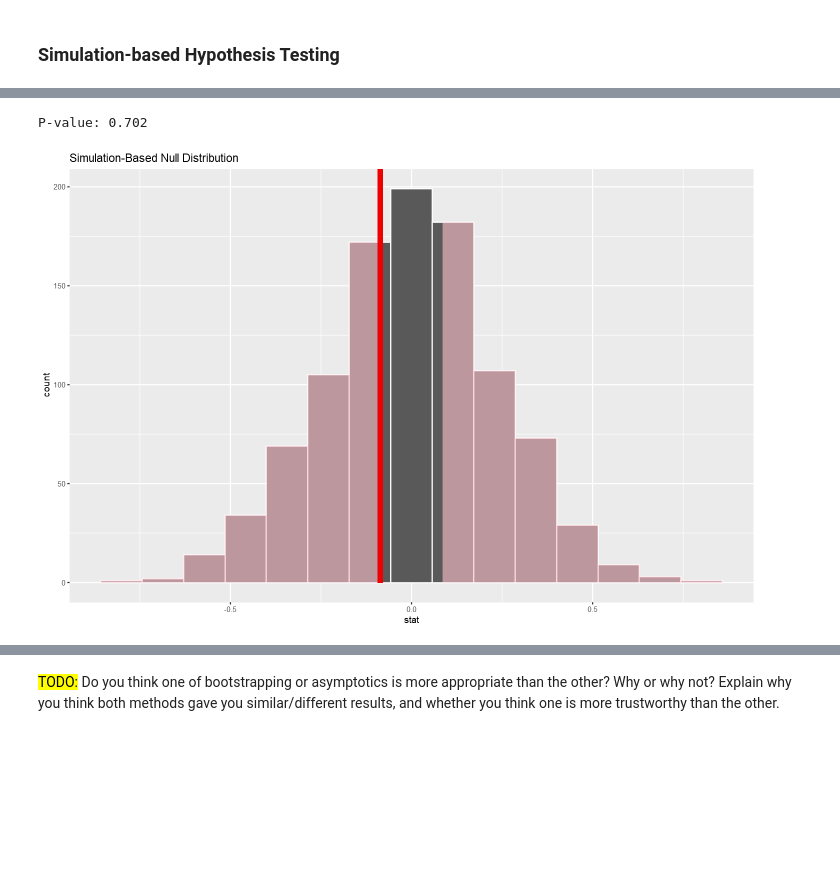
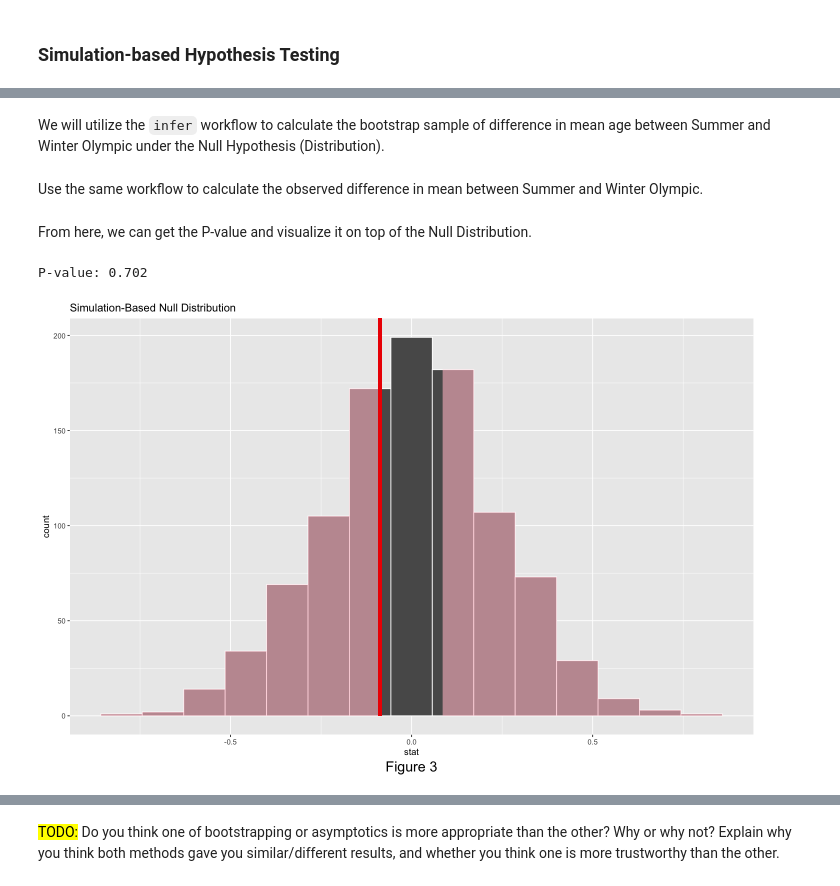
Before and after one commit to KevinSaigon/stat-201-project, a Jupyter notebook: final_report.ipynb, the cells around one changed output, grey strips where cells are left out. Cells and saved outputs as stored; diff of their text form; code cells hidden in the pictures; blank space fills up the shorter version.

```diff
--- a/final_report.ipynb
+++ b/final_report.ipynb
@@ -236,28 +246,12 @@ Serving as a sanity-check, as well as additional evidence for our original theor
+# %% [markdown]
+We will utilize the `infer` workflow to calculate the bootstrap sample of difference in mean age between Summer and Winter Olympic under the Null Hypothesis (Distribution).
 # %%
 set.seed(42069)
-
-combined_sample <- bind_rows(summer_sample, winter_sample)
 
 null_distribution <- combined_sample %>%
     specify(Age ~ Season) %>%
     hypothesise("independence") %>%
     generate(reps = 1000, type = "permute") %>%
     calculate(stat = "diff in means", order = c("Summer", "Winter"))
-
-obs_diff_mean <- combined_sample %>%
-    specify(Age ~ Season) %>%
-    calculate(stat = "diff in means", order = c("Summer", "Winter"))
-
-
-p_value = get_p_value(null_distribution,
-                       obs_stat = obs_diff_mean,
-                       direction = "both")
-
-cat(c("P-value:", p_value$p_value))
-cat("\n\n")
-
-visualize(null_distribution) +
-    shade_p_value(obs_stat = obs_diff_mean, "both")  # the red vertical line
-# %% [output]
-P-value: 0.702
-[figure, removed]
+# %% [markdown]
+Use the same workflow to calculate the observed difference in mean between Summer and Winter Olympic.
@@ -264 +262,17 @@ P-value: 0.702
+# %% [markdown]
+From here, we can get the P-value and visualize it on top of the Null Distribution.
+# %%
+p_value = get_p_value(null_distribution,
+                       obs_stat = obs_diff_mean,
+                       direction = "both")
+
+cat(c("P-value:", p_value$p_value))
+cat("\n\n")
+visualize(null_distribution) +
+    shade_p_value(obs_stat = obs_diff_mean, "both") +
+    labs(caption = "Figure 3") +
+    theme(plot.caption = element_text(size = 17, hjust = 0.5))  # the red vertical line
+# %% [output]
+P-value: 0.702
+[figure, added]
 # %% [markdown]
```
Also changed, not shown: parts of 14 cells of this notebook.
